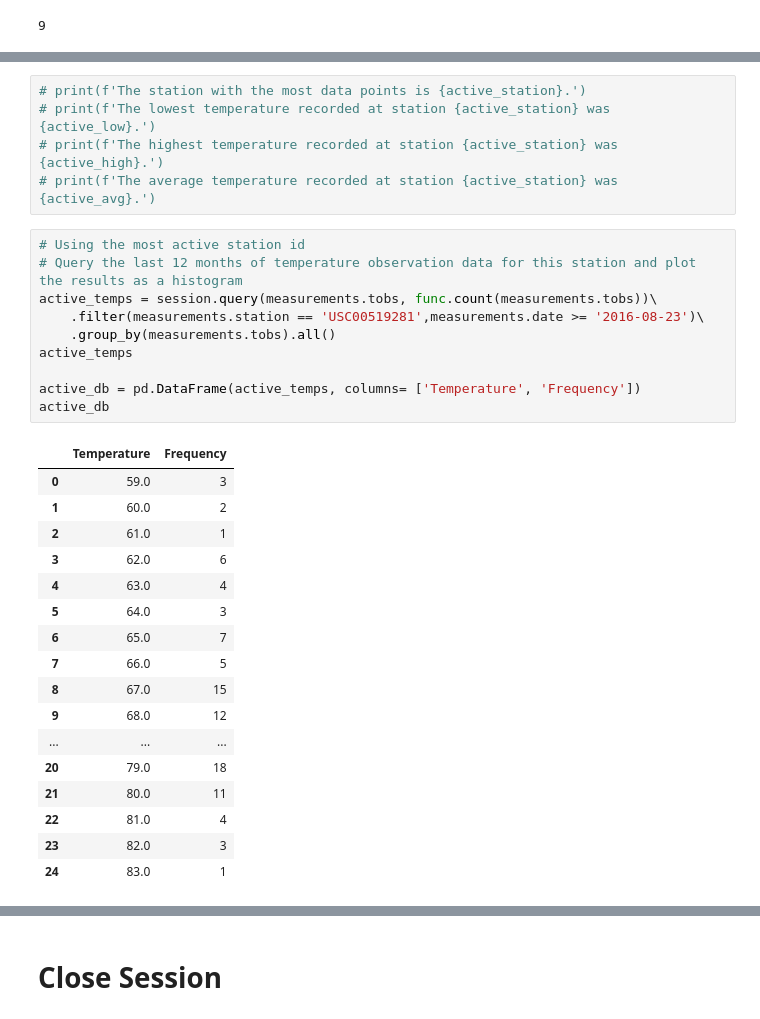
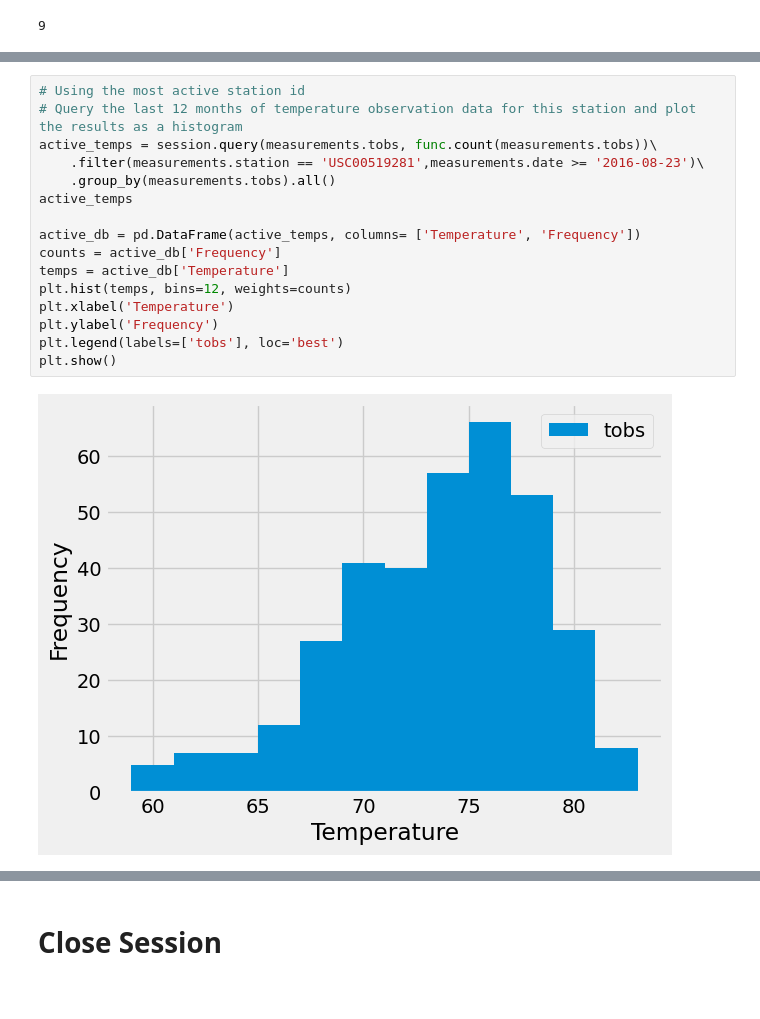
Before and after one commit to dpinsky1/sqalchemy-challenge, a Jupyter notebook: SurfsUp/climate_starter.ipynb, the cells around one changed output, grey strips where cells are left out. Cells and saved outputs as stored; diff of their text form.

```diff
--- a/SurfsUp/climate_starter.ipynb
+++ b/SurfsUp/climate_starter.ipynb
@@ -145,33 +161,18 @@ print(active_low, active_high, active_avg)
-# %%
-# print(f'The station with the most data points is {active_station}.')
-# print(f'The lowest temperature recorded at station {active_station} was {active_low}.')
-# print(f'The highest temperature recorded at station {active_station} was {active_high}.')
-# print(f'The average temperature recorded at station {active_station} was {active_avg}.')
 # %%
 # Using the most active station id
 # Query the last 12 months of temperature observation data for this station and plot the results as a histogram
 active_temps = session.query(measurements.tobs, func.count(measurements.tobs))\
     .filter(measurements.station == 'USC00519281',measurements.date >= '2016-08-23')\
     .group_by(measurements.tobs).all()
 active_temps
 
 active_db = pd.DataFrame(active_temps, columns= ['Temperature', 'Frequency'])
-active_db
+counts = active_db['Frequency']
+temps = active_db['Temperature']
+plt.hist(temps, bins=12, weights=counts)
+plt.xlabel('Temperature')
+plt.ylabel('Frequency')
+plt.legend(labels=['tobs'], loc='best')
+plt.show()
 # %% [output]
-|  | Temperature | Frequency |
-| 0 | 59.0 | 3 |
-| 1 | 60.0 | 2 |
-| 2 | 61.0 | 1 |
-| 3 | 62.0 | 6 |
-| 4 | 63.0 | 4 |
-| 5 | 64.0 | 3 |
-| 6 | 65.0 | 7 |
-| 7 | 66.0 | 5 |
-| 8 | 67.0 | 15 |
-| 9 | 68.0 | 12 |
-| ... | ... | ... |
-| 20 | 79.0 | 18 |
-| 21 | 80.0 | 11 |
-| 22 | 81.0 | 4 |
-| 23 | 82.0 | 3 |
-| 24 | 83.0 | 1 |
+[figure, added]
```
Also changed, not shown: parts of 6 cells of this notebook, 2 other files.
